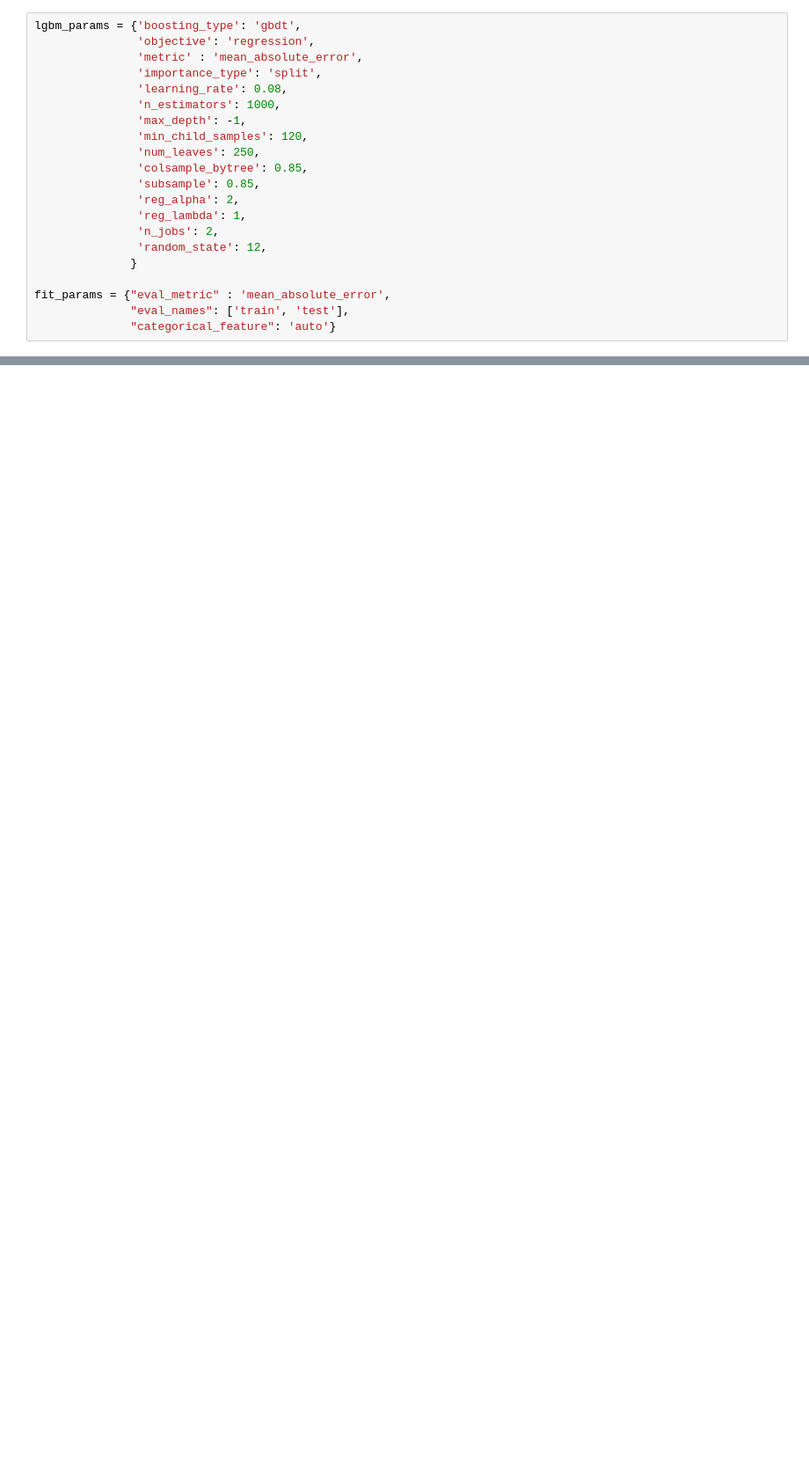
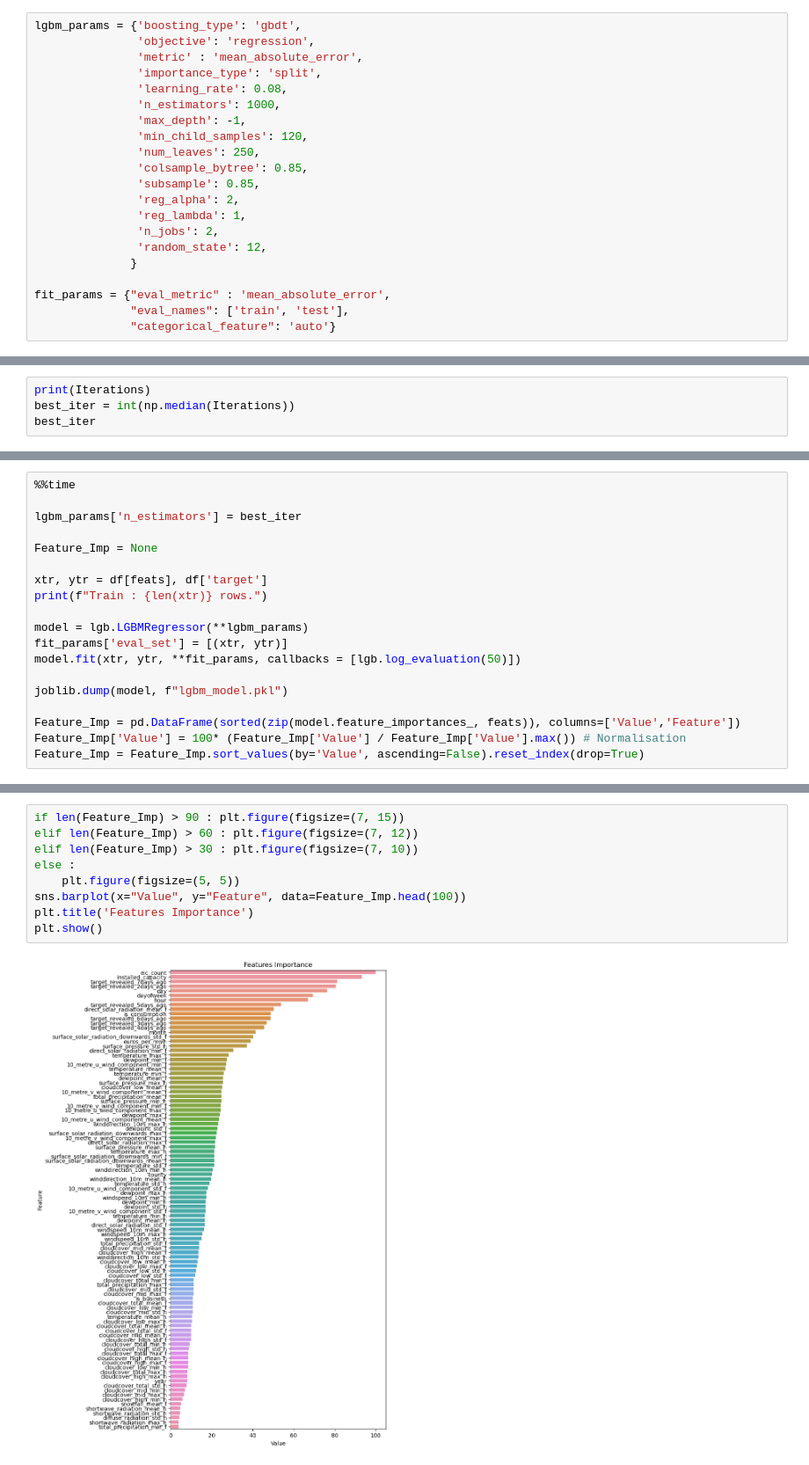
Before and after one commit to TheMerkh/Enefit---Predict-Energy-Behavior-of-Prosumers, a Jupyter notebook: Baseline.ipynb, the cells around one changed output, grey strips where cells are left out. Shown at 88% size. Drawn from its saved outputs; the diff is of its cells as text; blank space fills up the shorter version.

```diff
--- a/Baseline.ipynb
+++ b/Baseline.ipynb
@@ -830,0 +842,4 @@ MemoryError: Unable to allocate 2.05 GiB for an array with shape (1537718, 179)
+# %%
+print(Iterations)
+best_iter = int(np.median(Iterations))
+best_iter
@@ -830,0 +849,19 @@ MemoryError: Unable to allocate 2.05 GiB for an array with shape (1537718, 179)
+# %%
+%%time
+
+lgbm_params['n_estimators'] = best_iter
+
+Feature_Imp = None
+
+xtr, ytr = df[feats], df['target']
+print(f"Train : {len(xtr)} rows.")
+
+model = lgb.LGBMRegressor(**lgbm_params)
+fit_params['eval_set'] = [(xtr, ytr)]
+model.fit(xtr, ytr, **fit_params, callbacks = [lgb.log_evaluation(50)])
+
+joblib.dump(model, f"lgbm_model.pkl")
+
+Feature_Imp = pd.DataFrame(sorted(zip(model.feature_importances_, feats)), columns=['Value','Feature'])
+Feature_Imp['Value'] = 100* (Feature_Imp['Value'] / Feature_Imp['Value'].max()) # Normalisation
+Feature_Imp = Feature_Imp.sort_values(by='Value', ascending=False).reset_index(drop=True)
@@ -830,0 +882,11 @@ MemoryError: Unable to allocate 2.05 GiB for an array with shape (1537718, 179)
+# %%
+if len(Feature_Imp) > 90 : plt.figure(figsize=(7, 15))
+elif len(Feature_Imp) > 60 : plt.figure(figsize=(7, 12))
+elif len(Feature_Imp) > 30 : plt.figure(figsize=(7, 10))
+else :
+    plt.figure(figsize=(5, 5))
+sns.barplot(x="Value", y="Feature", data=Feature_Imp.head(100))
+plt.title('Features Importance')
+plt.show()
+# %% [output]
+[figure, added]
```
Also changed, not shown: parts of 17 cells of this notebook, 1 other file.
